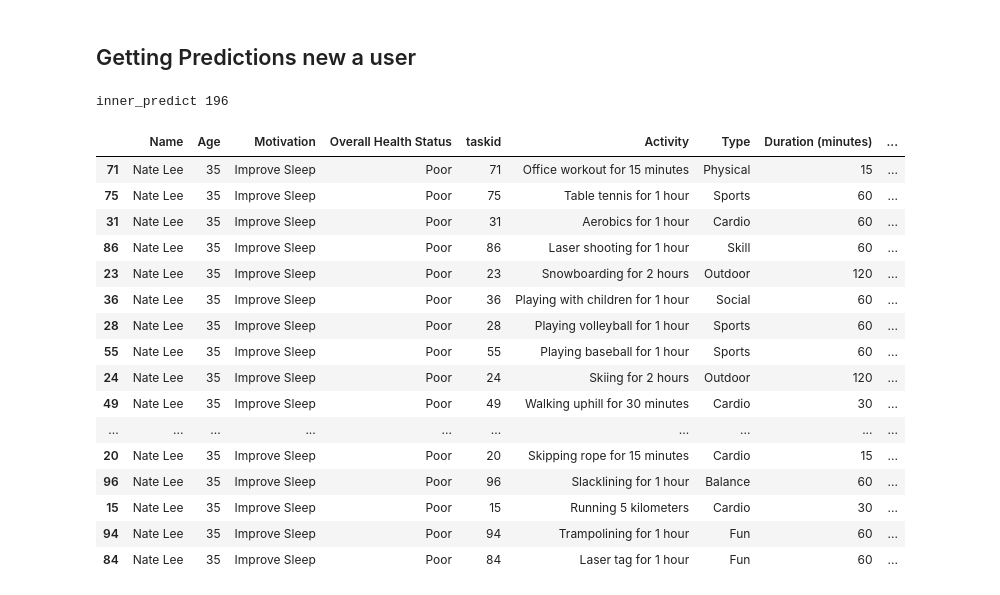
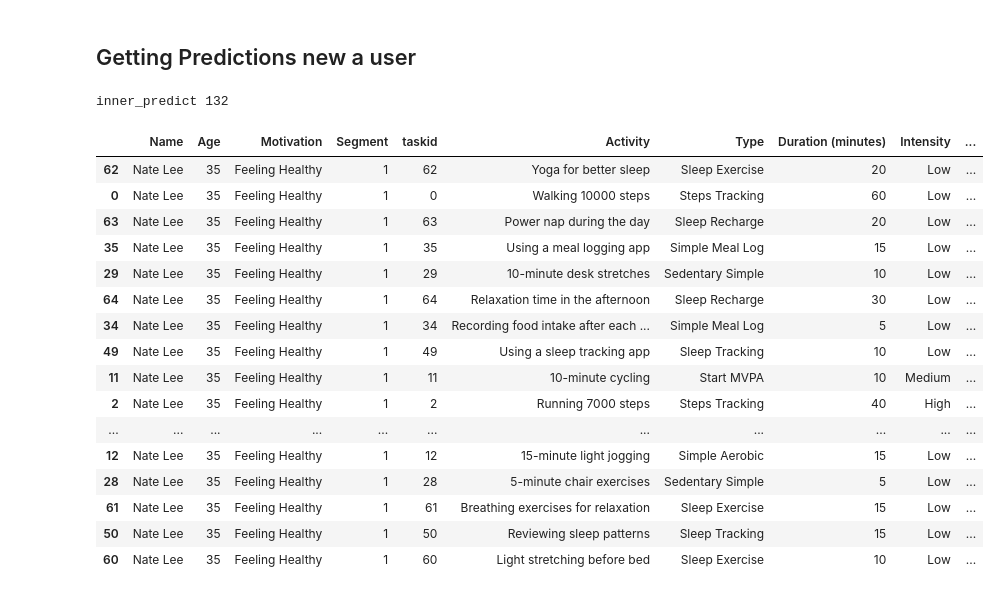
Before and after one commit to akshayanand12/TaskRecommender, a Jupyter notebook: TaskRecommender_multi_task.ipynb, the cells around one changed output. Cells and saved outputs as stored; diff of their text form; code cells hidden in the pictures.

```diff
--- a/TaskRecommender_multi_task.ipynb
+++ b/TaskRecommender_multi_task.ipynb
@@ -21,6 +21,6 @@ users.head()
 # %%
 # load task data
-tasks = pd.read_csv(base_dir + "tasks_new.csv")
+tasks = pd.read_csv(base_dir + "tasks.csv")
 tasks.head()
 # %% [output]
 |  | taskid | Activity | Type | Duration (minutes) | Intensity |
@@ -32,6 +32,6 @@ tasks.head()
 # %%
 # load user_task data
-userTasks = pd.read_csv(base_dir + "usertasks_new_multi_tasks.csv")
+userTasks = pd.read_csv(base_dir + "usertasks.csv")
 userTasks
 # %% [output]
 |  | interaction_id | taskid | userid | completion | like |
@@ -82,7 +82,7 @@ def preprocess_for_decision_tree(df):
     # Define label encoders for categorical variables
     encoders = {
         'Motivation': LabelEncoder(),
-        'Overall Health Status': LabelEncoder(),
+        'Segment': LabelEncoder(),
         'Activity': LabelEncoder(),
         'Type': LabelEncoder(),
         'Intensity': LabelEncoder()
@@ -253,47 +258,47 @@ def create_prediction_for_user(user_df):
     user_inference_df = user_df.merge(tasks, how='cross') # cross join
     # create training data
     user_processed_inference_df = preprocess_new_data(user_inference_df, loaded_encoders)
-    user_processed_inference_df = user_processed_inference_df[["Age", "Motivation", "Overall_Health_Status",
+    user_processed_inference_df = user_processed_inference_df[["Age", "Motivation", "Segment",
                                                                "Activity", "Type", "Duration_(minutes)", "Intensity"]]
     user_processed_inference_df = user_processed_inference_df.fillna(0)
 
     user_prediction = model.predict(user_processed_inference_df)
 
-    user_prediction = pd.DataFrame(user_prediction)
+    user_prediction = pd.DataFrame(data=user_prediction, columns=["Completion Prob", "Like Prob"])
     output_df = pd.concat([user_inference_df, user_prediction], axis=1)
-    output_df = output_df.sort_values(by=1, ascending=False)
+    output_df = output_df.sort_values(by="Completion Prob", ascending=False)
 
     return output_df
 # %%
 data = {
     'Name': ['Nate Lee'],
     'Age': [35],
-    'Motivation': ['Improve Sleep'],
-    'Overall Health Status': ['Poor']
+    'Motivation': ['Feeling Healthy'],
+    'Segment': ['1']
 }
 
 nate_df = pd.DataFrame(data)
 nate_prediction = create_prediction_for_user(nate_df)
 nate_prediction.head(20)
 # %% [output]
-inner_predict 196
+inner_predict 132
-|  | Name | Age | Motivation | Overall Health Status | taskid | Activity | Type | Duration (minutes) | ... |
-| 71 | Nate Lee | 35 | Improve Sleep | Poor | 71 | Office workout for 15 minutes | Physical | 15 | ... |
-| 75 | Nate Lee | 35 | Improve Sleep | Poor | 75 | Table tennis for 1 hour | Sports | 60 | ... |
-| 31 | Nate Lee | 35 | Improve Sleep | Poor | 31 | Aerobics for 1 hour | Cardio | 60 | ... |
-| 86 | Nate Lee | 35 | Improve Sleep | Poor | 86 | Laser shooting for 1 hour | Skill | 60 | ... |
-| 23 | Nate Lee | 35 | Improve Sleep | Poor | 23 | Snowboarding for 2 hours | Outdoor | 120 | ... |
-| 36 | Nate Lee | 35 | Improve Sleep | Poor | 36 | Playing with children for 1 hour | Social | 60 | ... |
-| 28 | Nate Lee | 35 | Improve Sleep | Poor | 28 | Playing volleyball for 1 hour | Sports | 60 | ... |
-| 55 | Nate Lee | 35 | Improve Sleep | Poor | 55 | Playing baseball for 1 hour | Sports | 60 | ... |
-| 24 | Nate Lee | 35 | Improve Sleep | Poor | 24 | Skiing for 2 hours | Outdoor | 120 | ... |
-| 49 | Nate Lee | 35 | Improve Sleep | Poor | 49 | Walking uphill for 30 minutes | Cardio | 30 | ... |
-| ... | ... | ... | ... | ... | ... | ... | ... | ... | ... |
-| 20 | Nate Lee | 35 | Improve Sleep | Poor | 20 | Skipping rope for 15 minutes | Cardio | 15 | ... |
-| 96 | Nate Lee | 35 | Improve Sleep | Poor | 96 | Slacklining for 1 hour | Balance | 60 | ... |
-| 15 | Nate Lee | 35 | Improve Sleep | Poor | 15 | Running 5 kilometers | Cardio | 30 | ... |
-| 94 | Nate Lee | 35 | Improve Sleep | Poor | 94 | Trampolining for 1 hour | Fun | 60 | ... |
-| 84 | Nate Lee | 35 | Improve Sleep | Poor | 84 | Laser tag for 1 hour | Fun | 60 | ... |
+|  | Name | Age | Motivation | Segment | taskid | Activity | Type | Duration (minutes) | Intensity | ... |
+| 62 | Nate Lee | 35 | Feeling Healthy | 1 | 62 | Yoga for better sleep | Sleep Exercise | 20 | Low | ... |
+| 0 | Nate Lee | 35 | Feeling Healthy | 1 | 0 | Walking 10000 steps | Steps Tracking | 60 | Low | ... |
+| 63 | Nate Lee | 35 | Feeling Healthy | 1 | 63 | Power nap during the day | Sleep Recharge | 20 | Low | ... |
+| 35 | Nate Lee | 35 | Feeling Healthy | 1 | 35 | Using a meal logging app | Simple Meal Log | 15 | Low | ... |
+| 29 | Nate Lee | 35 | Feeling Healthy | 1 | 29 | 10-minute desk stretches | Sedentary Simple | 10 | Low | ... |
+| 64 | Nate Lee | 35 | Feeling Healthy | 1 | 64 | Relaxation time in the afternoon | Sleep Recharge | 30 | Low | ... |
+| 34 | Nate Lee | 35 | Feeling Healthy | 1 | 34 | Recording food intake after each ... | Simple Meal Log | 5 | Low | ... |
+| 49 | Nate Lee | 35 | Feeling Healthy | 1 | 49 | Using a sleep tracking app | Sleep Tracking | 10 | Low | ... |
+| 11 | Nate Lee | 35 | Feeling Healthy | 1 | 11 | 10-minute cycling | Start MVPA | 10 | Medium | ... |
+| 2 | Nate Lee | 35 | Feeling Healthy | 1 | 2 | Running 7000 steps | Steps Tracking | 40 | High | ... |
+| ... | ... | ... | ... | ... | ... | ... | ... | ... | ... | ... |
+| 12 | Nate Lee | 35 | Feeling Healthy | 1 | 12 | 15-minute light jogging | Simple Aerobic | 15 | Low | ... |
+| 28 | Nate Lee | 35 | Feeling Healthy | 1 | 28 | 5-minute chair exercises | Sedentary Simple | 5 | Low | ... |
+| 61 | Nate Lee | 35 | Feeling Healthy | 1 | 61 | Breathing exercises for relaxation | Sleep Exercise | 15 | Low | ... |
+| 50 | Nate Lee | 35 | Feeling Healthy | 1 | 50 | Reviewing sleep patterns | Sleep Tracking | 15 | Low | ... |
+| 60 | Nate Lee | 35 | Feeling Healthy | 1 | 60 | Light stretching before bed | Sleep Exercise | 10 | Low | ... |
 # %%
 data = {
     'Name': ['Akshay Anand'],
```
Also changed, not shown: parts of 10 cells of this notebook, 3 other files.
